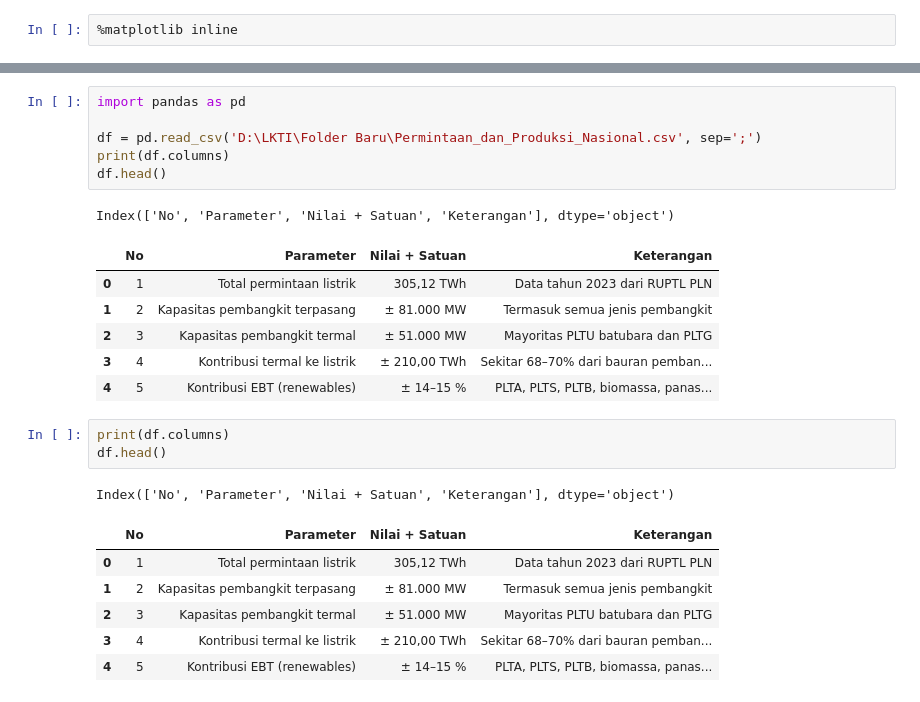
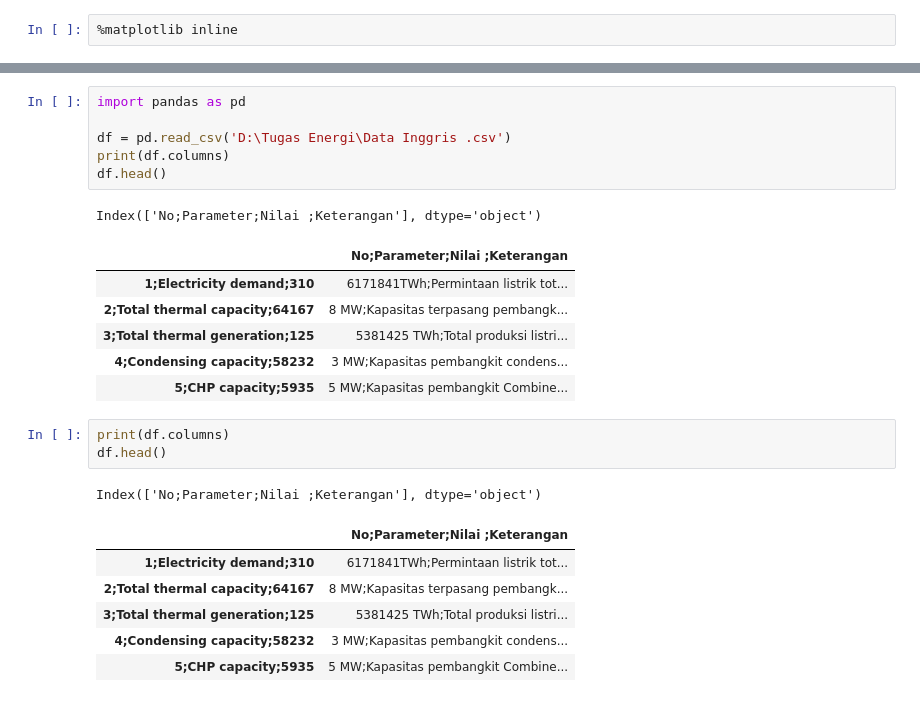
Before and after one commit to iqbal112211/project, a Jupyter notebook: SIMULASI DI VS CODE.ipynb, the cells around one changed output, grey strips where cells are left out. Cells and saved outputs as stored; diff of their text form.

```diff
--- a/SIMULASI DI VS CODE.ipynb
+++ b/SIMULASI DI VS CODE.ipynb
@@ -181,25 +159,25 @@ pd.read_csv('D:\LKTI\Folder Baru\Permintaan_dan_Produksi_Nasional.csv', sep=';')
 # %%
 import pandas as pd
 
-df = pd.read_csv('D:\LKTI\Folder Baru\Permintaan_dan_Produksi_Nasional.csv', sep=';')
+df = pd.read_csv('D:\Tugas Energi\Data Inggris .csv')
 print(df.columns)
 df.head()
 # %% [output]
-Index(['No', 'Parameter', 'Nilai + Satuan', 'Keterangan'], dtype='object')
+Index(['No;Parameter;Nilai ;Keterangan'], dtype='object')
-|  | No | Parameter | Nilai + Satuan | Keterangan |
-| 0 | 1 | Total permintaan listrik | 305,12 TWh | Data tahun 2023 dari RUPTL PLN |
-| 1 | 2 | Kapasitas pembangkit terpasang | ± 81.000 MW | Termasuk semua jenis pembangkit |
-| 2 | 3 | Kapasitas pembangkit termal | ± 51.000 MW | Mayoritas PLTU batubara dan PLTG |
-| 3 | 4 | Kontribusi termal ke listrik | ± 210,00 TWh | Sekitar 68–70% dari bauran pemban... |
-| 4 | 5 | Kontribusi EBT (renewables) | ± 14–15 % | PLTA, PLTS, PLTB, biomassa, panas... |
+|  | No;Parameter;Nilai ;Keterangan |
+| 1;Electricity demand;310 | 6171841TWh;Permintaan listrik tot... |
+| 2;Total thermal capacity;64167 | 8 MW;Kapasitas terpasang pembangk... |
+| 3;Total thermal generation;125 | 5381425 TWh;Total produksi listri... |
+| 4;Condensing capacity;58232 | 3 MW;Kapasitas pembangkit condens... |
+| 5;CHP capacity;5935 | 5 MW;Kapasitas pembangkit Combine... |
 # %%
 print(df.columns)
 df.head()
 # %% [output]
-Index(['No', 'Parameter', 'Nilai + Satuan', 'Keterangan'], dtype='object')
+Index(['No;Parameter;Nilai ;Keterangan'], dtype='object')
-|  | No | Parameter | Nilai + Satuan | Keterangan |
-| 0 | 1 | Total permintaan listrik | 305,12 TWh | Data tahun 2023 dari RUPTL PLN |
-| 1 | 2 | Kapasitas pembangkit terpasang | ± 81.000 MW | Termasuk semua jenis pembangkit |
-| 2 | 3 | Kapasitas pembangkit termal | ± 51.000 MW | Mayoritas PLTU batubara dan PLTG |
-| 3 | 4 | Kontribusi termal ke listrik | ± 210,00 TWh | Sekitar 68–70% dari bauran pemban... |
-| 4 | 5 | Kontribusi EBT (renewables) | ± 14–15 % | PLTA, PLTS, PLTB, biomassa, panas... |
+|  | No;Parameter;Nilai ;Keterangan |
+| 1;Electricity demand;310 | 6171841TWh;Permintaan listrik tot... |
+| 2;Total thermal capacity;64167 | 8 MW;Kapasitas terpasang pembangk... |
+| 3;Total thermal generation;125 | 5381425 TWh;Total produksi listri... |
+| 4;Condensing capacity;58232 | 3 MW;Kapasitas pembangkit condens... |
+| 5;CHP capacity;5935 | 5 MW;Kapasitas pembangkit Combine... |
```
Also changed, not shown: parts of 46 cells of this notebook.
